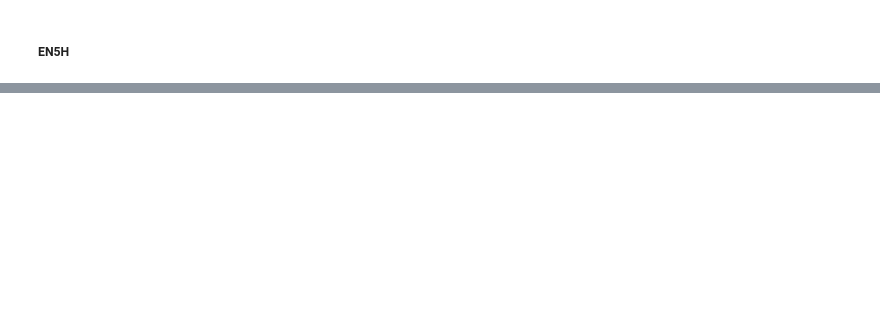
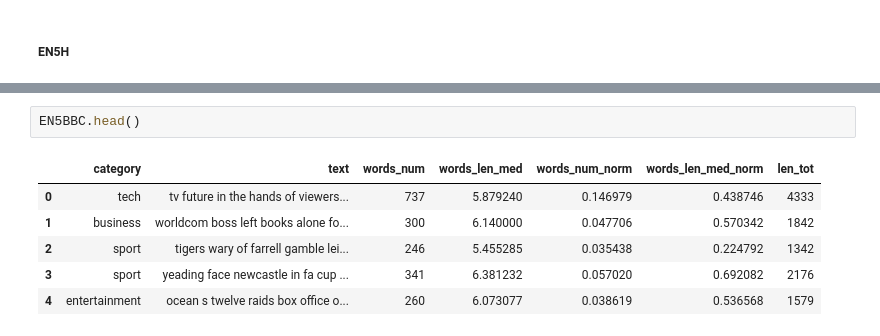
Before and after one commit to gennsev/tclass, a Jupyter notebook: Text Datasets/database_analysis_engineering.ipynb, the cells around one changed output, grey strips where cells are left out. Saved outputs shown, nothing was run; the diff lists cells and outputs as text; blank space fills up the shorter version.

```diff
--- a/Text Datasets/database_analysis_engineering.ipynb
+++ b/Text Datasets/database_analysis_engineering.ipynb
@@ -190,0 +199,9 @@ print(occurence5H)
+# %%
+EN5BBC.head()
+# %% [output]
+|  | category | text | words_num | words_len_med | words_num_norm | words_len_med_norm | len_tot |
+| 0 | tech | tv future in the hands of viewers... | 737 | 5.879240 | 0.146979 | 0.438746 | 4333 |
+| 1 | business | worldcom boss left books alone fo... | 300 | 6.140000 | 0.047706 | 0.570342 | 1842 |
+| 2 | sport | tigers wary of farrell gamble lei... | 246 | 5.455285 | 0.035438 | 0.224792 | 1342 |
+| 3 | sport | yeading face newcastle in fa cup ... | 341 | 6.381232 | 0.057020 | 0.692082 | 2176 |
+| 4 | entertainment | ocean s twelve raids box office o... | 260 | 6.073077 | 0.038619 | 0.536568 | 1579 |
```
Also changed, not shown: parts of 10 cells of this notebook.
